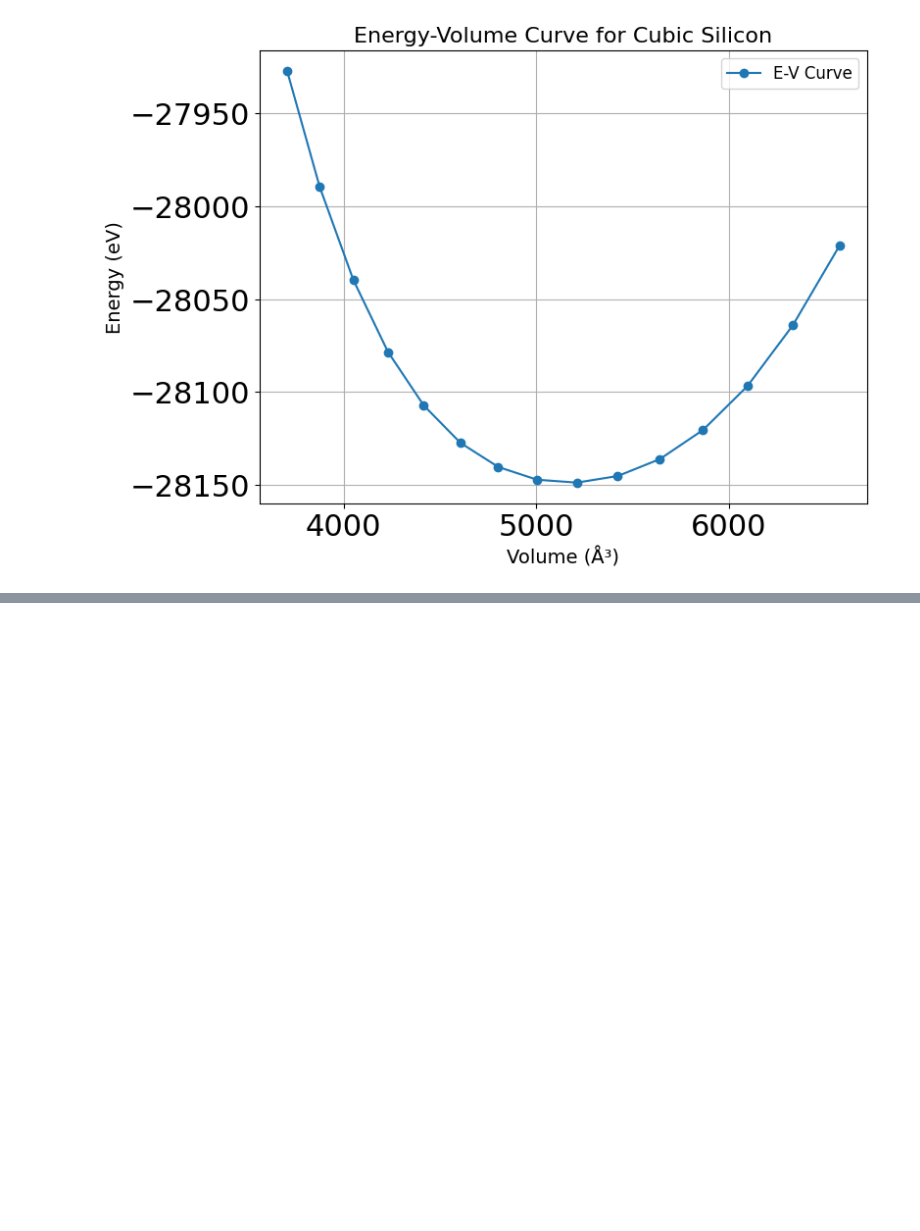
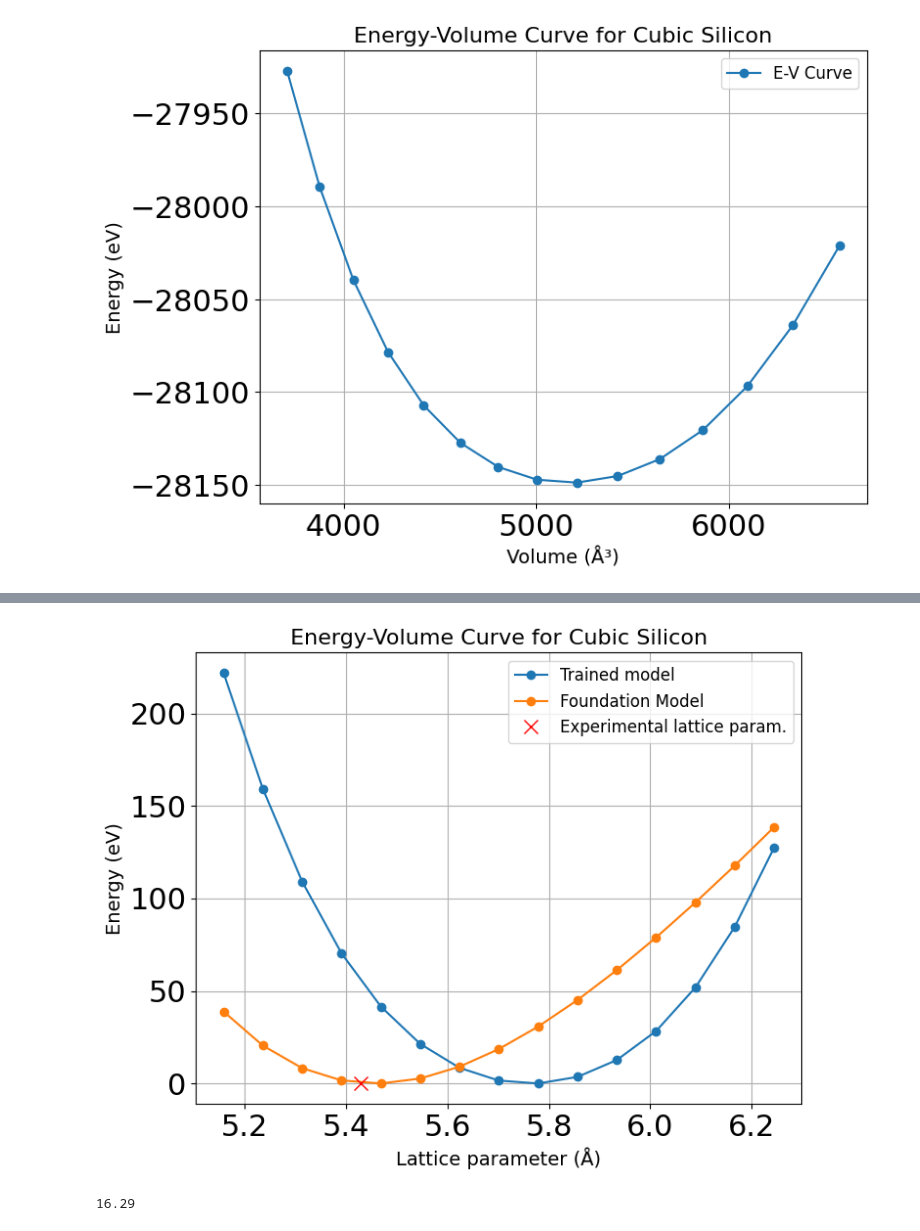
Before and after one commit to mir-group/nequip-tutorial, a Jupyter notebook: NequIP_Tutorial.ipynb, the cells around one changed output, grey strips where cells are left out. Drawn from its saved outputs; the diff is of its cells as text; code cells hidden in the pictures; blank space fills up the shorter version.

```diff
--- a/NequIP_Tutorial.ipynb
+++ b/NequIP_Tutorial.ipynb
@@ -679,0 +728,60 @@ plt.show()
+# %%
+# from ase.optimize import BFGS
+# from ase.constraints import UnitCellFilter
+
+# relaxed_structure = bulk("Si", crystalstructure="diamond", a=5.43, cubic=True)
+# relaxed_structure.calc = fm_calculator
+# # ucf = UnitCellFilter(relaxed_structure)
+# optimizer = BFGS(relaxed_structure)
+# optimizer.run(fmax=0.001)  # Convergence criterion: max force < 0.001 eV/Å
+
+# Range of scaling factors for lattice constant
+scaling_factors = np.linspace(0.95, 1.15, 15)
+fm_volumes = []
+fm_energies = []
+volumes = []
+energies = []
+lattice_constants = []
+for scale in scaling_factors:
+    # scaled_si = relaxed_structure.copy()
+    # new_cell = scaled_si.cell * scale
+    # scaled_si.set_cell(new_cell, scale_atoms=True)
+    scaled_si = bulk("Si", crystalstructure="diamond", a=5.43 * scale, cubic=True)
+    scaled_si *= (3, 3, 3)  # Make a supercell (3x3x3) to get 216 atoms
+    scaled_si.calc = fm_calculator
+    fm_volume = scaled_si.get_volume()
+    fm_energy = scaled_si.get_potential_energy()
+
+    scaled_si.calc = calculator
+    energies.append(scaled_si.get_potential_energy())
+
+    lattice_constant = scaled_si.cell.lengths()[0]/3
+    fm_volumes.append(fm_volume)
+    fm_energies.append(fm_energy)
+    lattice_constants.append(lattice_constant)
+
+
+plt.figure(figsize=(8, 6))
+plt.plot(lattice_constants, energies-min(energies), marker='o',
+         label="Trained model")
+plt.plot(lattice_constants, fm_energies-min(fm_energies), marker='o',
+         label="Foundation Model")
+plt.plot(5.43, 0, 'x', color='red',
+         markersize=10, label="Experimental lattice param.")
+# plt.xlabel("Volume (Å³)", fontsize=14)
+plt.xlabel("Lattice parameter (Å)", fontsize=14)
+plt.ylabel("Energy (eV)", fontsize=14)
+plt.title("Energy-Volume Curve for Cubic Silicon", fontsize=16)
+plt.legend(fontsize=12)
+plt.grid()
+plt.savefig("FM_comparison.png", dpi=350)
+plt.show()
+# %% [output]
+[figure, added]
+# %%
+structure = bulk("Si", crystalstructure="diamond", a=5.43, cubic=True)
+structure *= (3, 3, 3)
+lattice_constanst = structure.cell.lengths()[0]
+print(lattice_constanst)
+# %% [output]
+16.29
```
Also changed, not shown: parts of 13 cells of this notebook.
